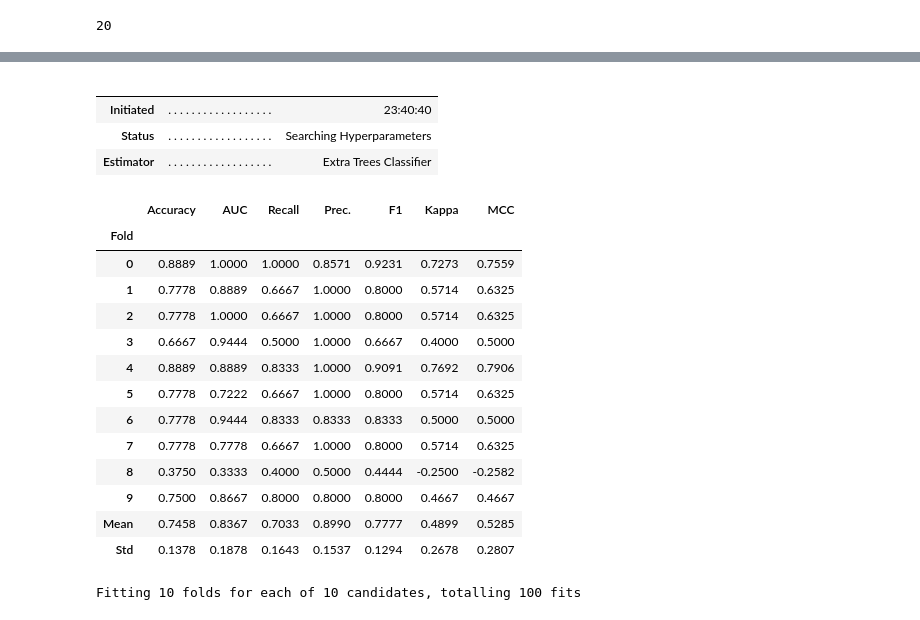
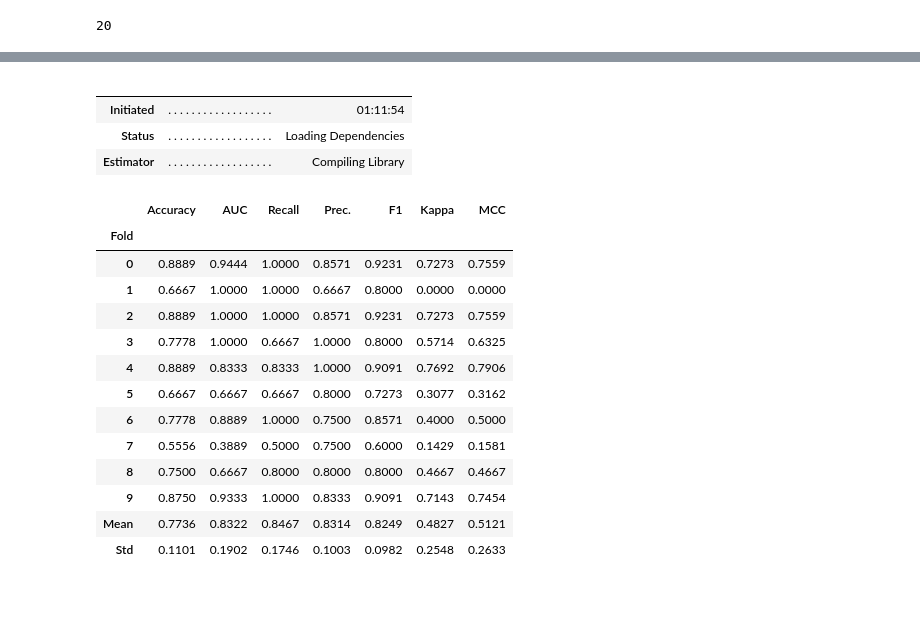
Before and after one commit to arifmarias/suppliment_anesthesia, a Jupyter notebook: model.ipynb, the cells around one changed output, grey strips where cells are left out. Cells and saved outputs as stored; diff of their text form; code cells hidden in the pictures.

```diff
--- a/model.ipynb
+++ b/model.ipynb
@@ -76,23 +36,22 @@ et = create_model('et')
-# %%
-tuned_et = tune_model(et)
-# %% [output]
-|  |  |  |
-|  |  |  |
-| Initiated | . . . . . . . . . . . . . . . . . . | 23:40:40 |
-| Status | . . . . . . . . . . . . . . . . . . | Searching Hyperparameters |
-| Estimator | . . . . . . . . . . . . . . . . . . | Extra Trees Classifier |
-|  | Accuracy | AUC | Recall | Prec. | F1 | Kappa | MCC |
-| Fold |  |  |  |  |  |  |  |
-| 0 | 0.8889 | 1.0000 | 1.0000 | 0.8571 | 0.9231 | 0.7273 | 0.7559 |
-| 1 | 0.7778 | 0.8889 | 0.6667 | 1.0000 | 0.8000 | 0.5714 | 0.6325 |
-| 2 | 0.7778 | 1.0000 | 0.6667 | 1.0000 | 0.8000 | 0.5714 | 0.6325 |
-| 3 | 0.6667 | 0.9444 | 0.5000 | 1.0000 | 0.6667 | 0.4000 | 0.5000 |
-| 4 | 0.8889 | 0.8889 | 0.8333 | 1.0000 | 0.9091 | 0.7692 | 0.7906 |
-| 5 | 0.7778 | 0.7222 | 0.6667 | 1.0000 | 0.8000 | 0.5714 | 0.6325 |
-| 6 | 0.7778 | 0.9444 | 0.8333 | 0.8333 | 0.8333 | 0.5000 | 0.5000 |
-| 7 | 0.7778 | 0.7778 | 0.6667 | 1.0000 | 0.8000 | 0.5714 | 0.6325 |
-| 8 | 0.3750 | 0.3333 | 0.4000 | 0.5000 | 0.4444 | -0.2500 | -0.2582 |
-| 9 | 0.7500 | 0.8667 | 0.8000 | 0.8000 | 0.8000 | 0.4667 | 0.4667 |
-| Mean | 0.7458 | 0.8367 | 0.7033 | 0.8990 | 0.7777 | 0.4899 | 0.5285 |
-| Std | 0.1378 | 0.1878 | 0.1643 | 0.1537 | 0.1294 | 0.2678 | 0.2807 |
-Fitting 10 folds for each of 10 candidates, totalling 100 fits
+# %%
+lr = create_model('lr')
+# %% [output]
+|  |  |  |
+|  |  |  |
+| Initiated | . . . . . . . . . . . . . . . . . . | 01:11:54 |
+| Status | . . . . . . . . . . . . . . . . . . | Loading Dependencies |
+| Estimator | . . . . . . . . . . . . . . . . . . | Compiling Library |
+|  | Accuracy | AUC | Recall | Prec. | F1 | Kappa | MCC |
+| Fold |  |  |  |  |  |  |  |
+| 0 | 0.8889 | 0.9444 | 1.0000 | 0.8571 | 0.9231 | 0.7273 | 0.7559 |
+| 1 | 0.6667 | 1.0000 | 1.0000 | 0.6667 | 0.8000 | 0.0000 | 0.0000 |
+| 2 | 0.8889 | 1.0000 | 1.0000 | 0.8571 | 0.9231 | 0.7273 | 0.7559 |
+| 3 | 0.7778 | 1.0000 | 0.6667 | 1.0000 | 0.8000 | 0.5714 | 0.6325 |
+| 4 | 0.8889 | 0.8333 | 0.8333 | 1.0000 | 0.9091 | 0.7692 | 0.7906 |
+| 5 | 0.6667 | 0.6667 | 0.6667 | 0.8000 | 0.7273 | 0.3077 | 0.3162 |
+| 6 | 0.7778 | 0.8889 | 1.0000 | 0.7500 | 0.8571 | 0.4000 | 0.5000 |
+| 7 | 0.5556 | 0.3889 | 0.5000 | 0.7500 | 0.6000 | 0.1429 | 0.1581 |
+| 8 | 0.7500 | 0.6667 | 0.8000 | 0.8000 | 0.8000 | 0.4667 | 0.4667 |
+| 9 | 0.8750 | 0.9333 | 1.0000 | 0.8333 | 0.9091 | 0.7143 | 0.7454 |
+| Mean | 0.7736 | 0.8322 | 0.8467 | 0.8314 | 0.8249 | 0.4827 | 0.5121 |
+| Std | 0.1101 | 0.1902 | 0.1746 | 0.1003 | 0.0982 | 0.2548 | 0.2633 |
```
Also changed, not shown: parts of 11 cells of this notebook, 9 other files.
